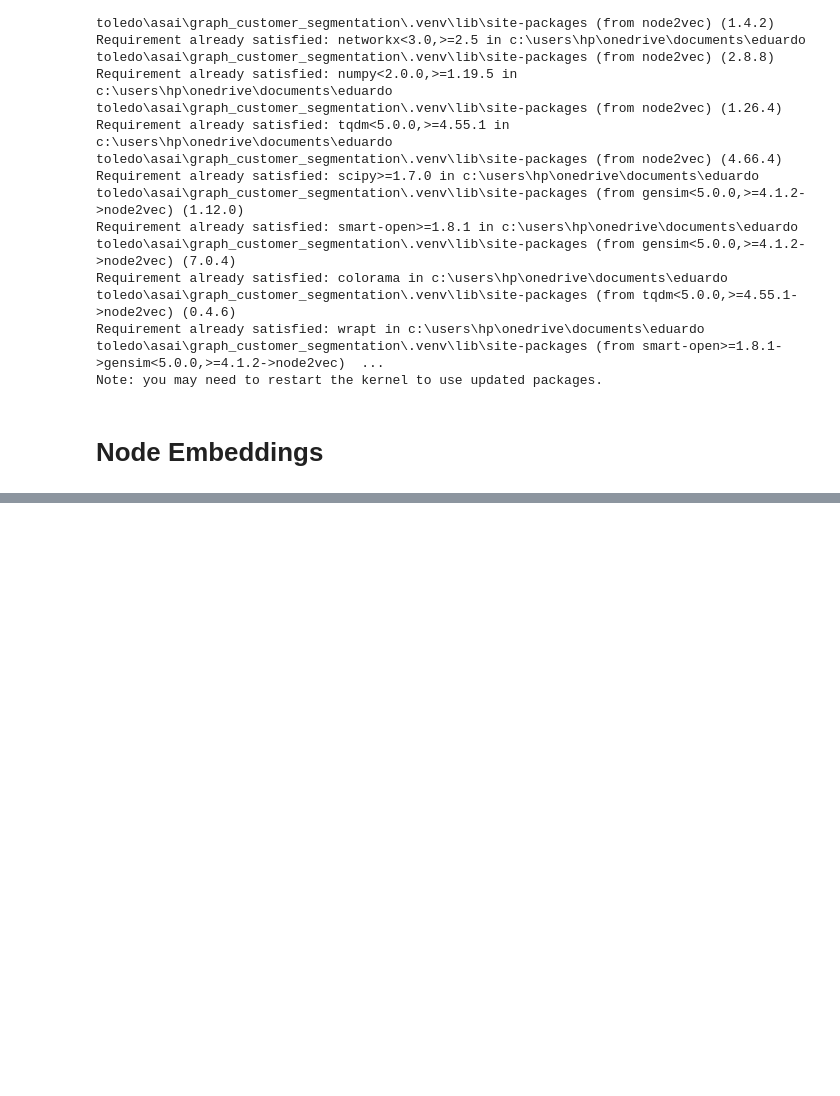
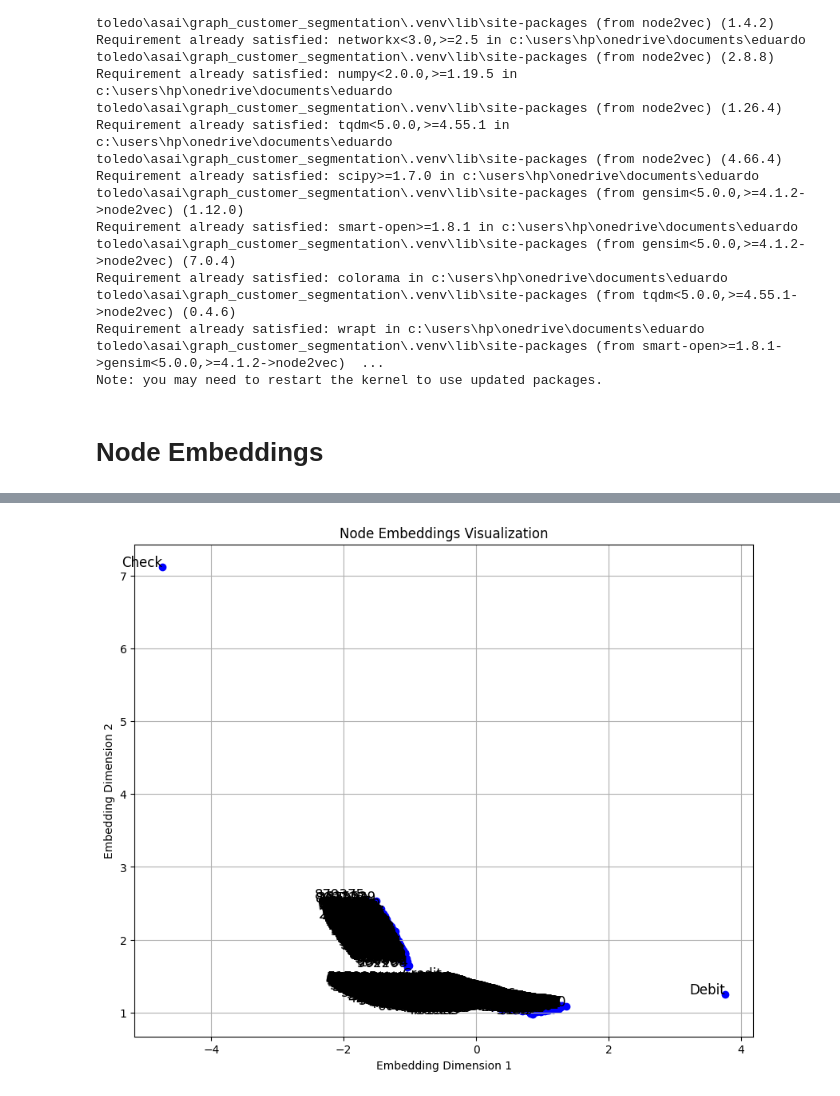
Before and after one commit to etechoptimist/knowledge_graph_usecase, a Jupyter notebook: Step 2_knowledge_graphml_node2vec.ipynb, the cells around one changed output, grey strips where cells are left out. Saved outputs shown, nothing was run; the diff lists cells and outputs as text; code cells hidden in the pictures; blank space fills up the shorter version.

```diff
--- a/Step 2_knowledge_graphml_node2vec.ipynb
+++ b/Step 2_knowledge_graphml_node2vec.ipynb
@@ -492,0 +170,27 @@ NodeView((1, 2, 3, 4, 5, 6))
+# %%
+from gensim.models import KeyedVectors
+import numpy as np
+# Load embeddings from file
+embeddings = KeyedVectors.load("node2vec_embeddings.kv")
+
+# Print embeddings for each node
+#for node in G.nodes:
+#    print(f"Node {node}: {embeddings[str(node)]}")
+
+# Extract the embeddings in the required format
+node_ids = list(embeddings.index_to_key)
+node_embeddings = np.array([embeddings[node] for node in node_ids])
+
+# Plot the embeddings
+plt.figure(figsize=(10, 8))
+for i, node in enumerate(node_ids):
+    plt.scatter(node_embeddings[i, 0], node_embeddings[i, 1], color='blue')
+    plt.text(node_embeddings[i, 0], node_embeddings[i, 1], s=node, fontsize=12, ha='right')
+
+plt.title("Node Embeddings Visualization")
+plt.xlabel("Embedding Dimension 1")
+plt.ylabel("Embedding Dimension 2")
+plt.grid(True)
+plt.show()
+# %% [output]
+[figure, added]
```
Also changed, not shown: parts of 26 cells of this notebook, 2 other files.
